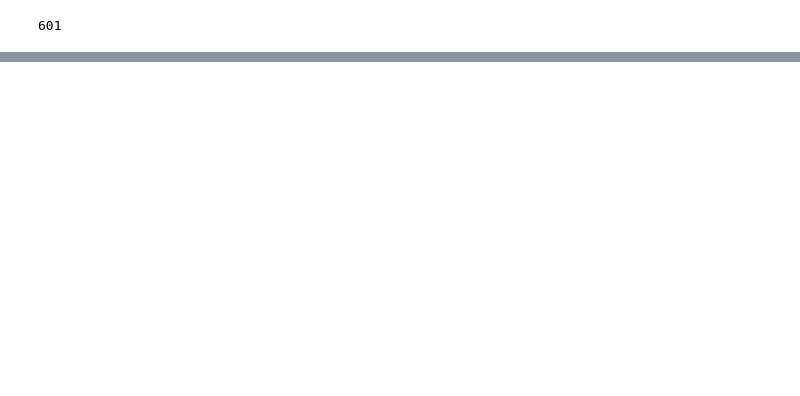
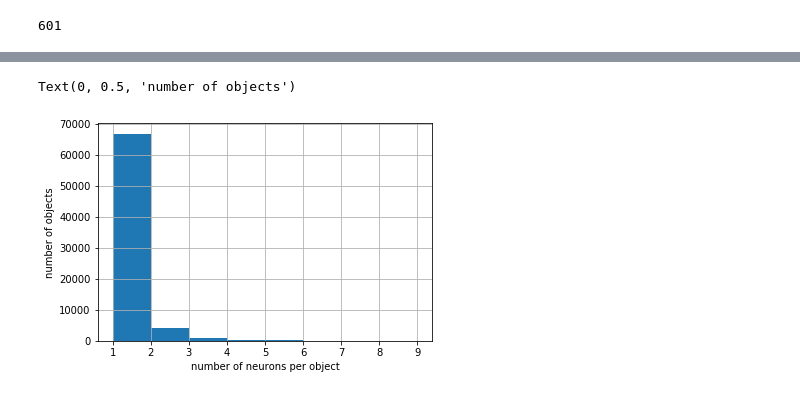
Before and after one commit to AllenInstitute/MicronsBinder, a Jupyter notebook: notebooks/mm3_intro/SynapseAndAnnotationQuery.ipynb, the cells around one changed output, grey strips where cells are left out. Cells and saved outputs as stored; diff of their text form; code cells hidden in the pictures; blank space fills up the shorter version.

```diff
--- a/notebooks/mm3_intro/SynapseAndAnnotationQuery.ipynb
+++ b/notebooks/mm3_intro/SynapseAndAnnotationQuery.ipynb
@@ -243,0 +303,8 @@ prf_df=client.materialize.query_table('proofreading_status_public_release',
+# %%
+# now we can look at this distribution.. most neurons ~75% have only one neuronal nucleus in them
+num_soma.hist(bins=np.arange(1,10,1))
+plt.xlabel('number of neurons per object')
+plt.ylabel('number of objects')
+# %% [output]
+Text(0, 0.5, 'number of objects')
+[figure, added]
```
Also changed, not shown: parts of 25 cells of this notebook.
